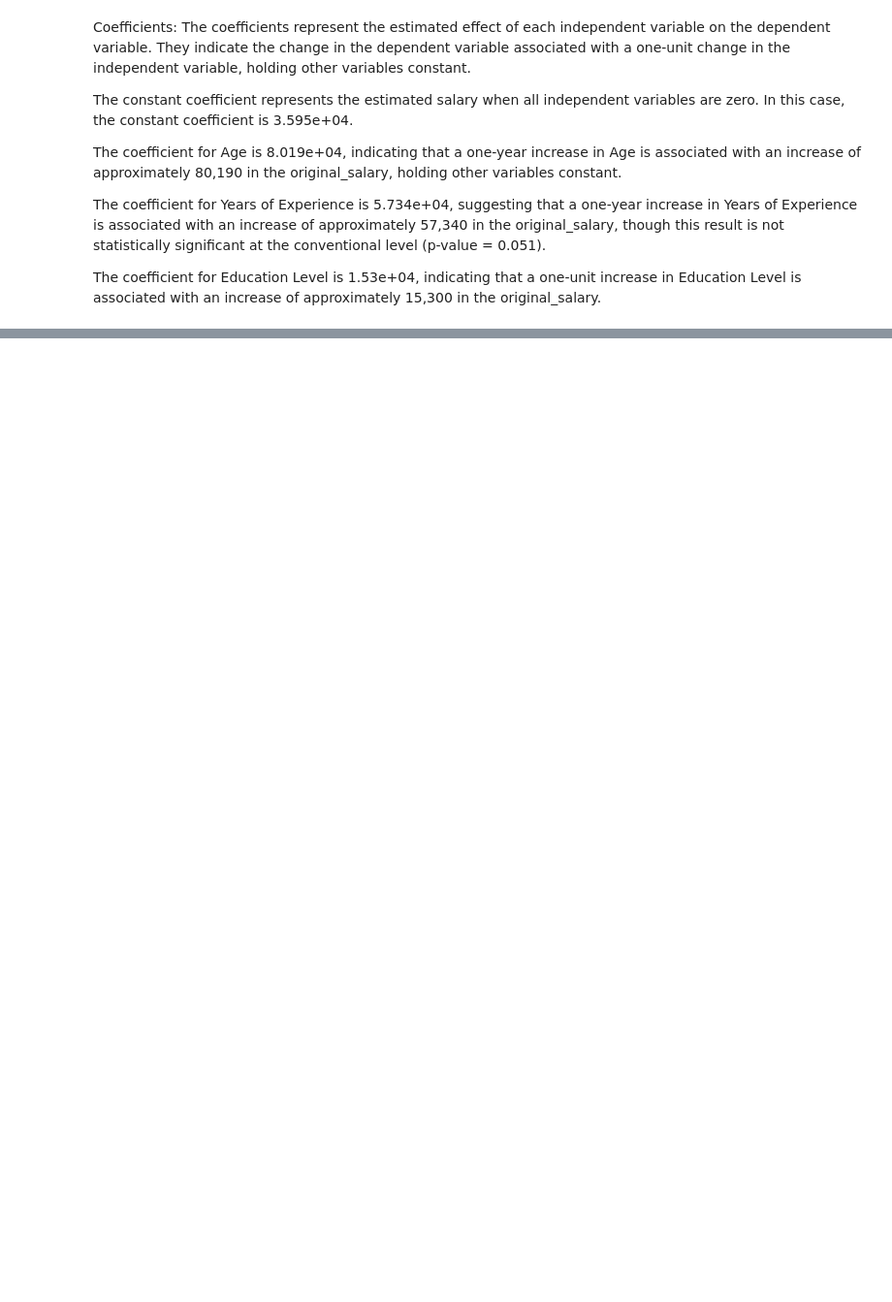
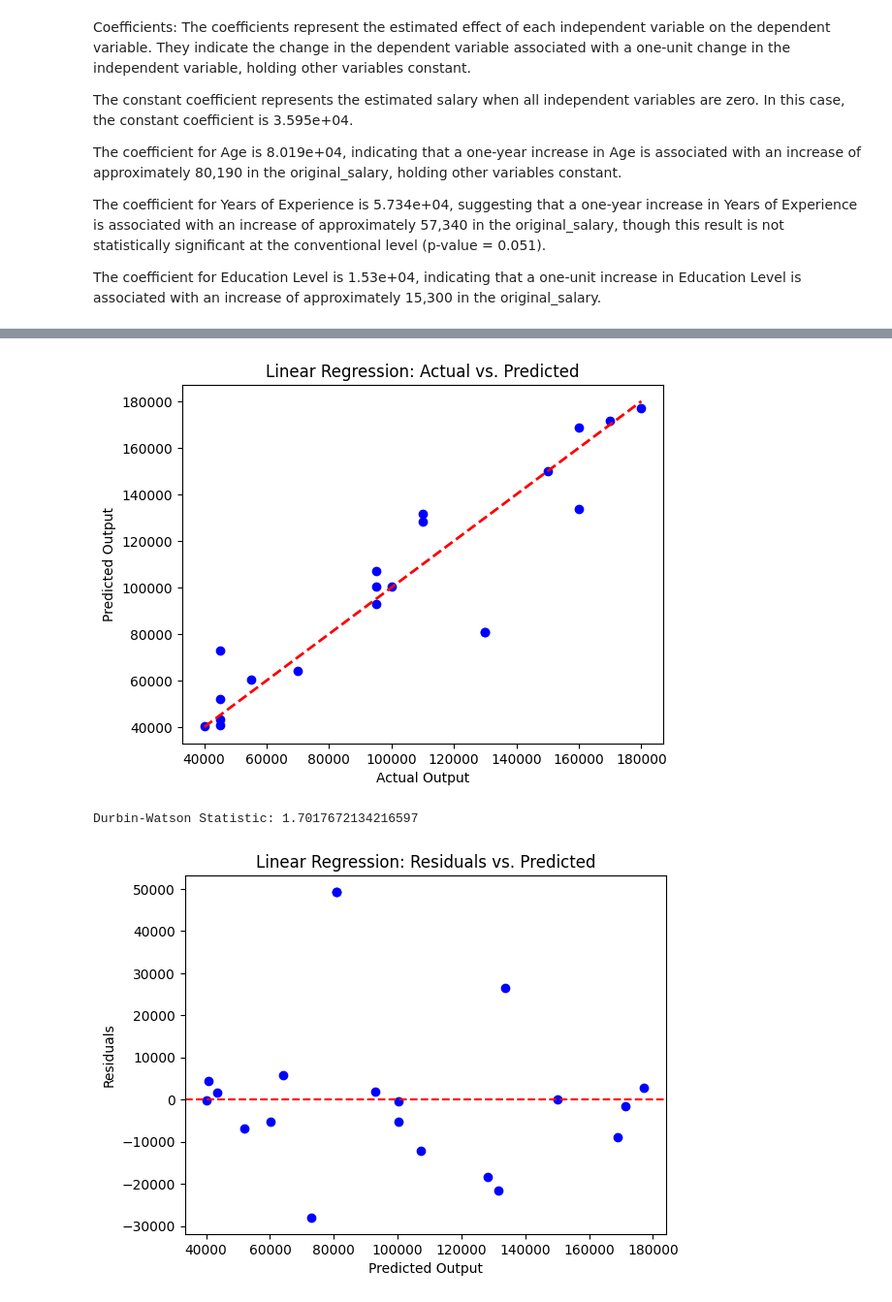
Before and after one commit to anhadkwatra55/CIND820, a Jupyter notebook: code.ipynb, the cells around one changed output, grey strips where cells are left out. Shown: that part at 97% size. Saved outputs shown, nothing was run; the diff lists cells and outputs as text; code cells hidden in the pictures; blank space fills up the shorter version.

```diff
--- a/code.ipynb
+++ b/code.ipynb
@@ -357,0 +431,72 @@ The coefficient for Education Level is 1.53e+04, indicating that a one-unit incr
+# %%
+import statsmodels.api as sm
+from statsmodels.stats.stattools import durbin_watson
+from scipy.stats import shapiro, anderson
+
+
+# Linearity
+# Scatter plot of actual output and predicted output
+plt.scatter(y_test, y_pred, color='blue')
+plt.plot([y_test.min(), y_test.max()], [y_test.min(), y_test.max()], 'r--', lw=2)
+plt.xlabel('Actual Output')
+plt.ylabel('Predicted Output')
+plt.title('Linear Regression: Actual vs. Predicted')
+plt.show()
+
+# Independence of errors
+# Calculate Durbin-Watson statistic
+durbin_watson_statistic = durbin_watson(y_test - y_pred)
+print("Durbin-Watson Statistic:", durbin_watson_statistic)
+
+# Homoscedasticity
+# Plot residuals against predicted values
+residuals = y_test - y_pred
+plt.scatter(y_pred, residuals, color='blue')
+plt.axhline(y=0, color='red', linestyle='--')
+plt.xlabel('Predicted Output')
+plt.ylabel('Residuals')
+plt.title('Linear Regression: Residuals vs. Predicted')
+plt.show()
+
+# Normality of errors
+# Histogram of residuals
+plt.hist(residuals, bins='auto')
+plt.xlabel('Residuals')
+plt.ylabel('Frequency')
+plt.title('Histogram of Residuals')
+plt.show()
+
+# Q-Q plot of residuals
+sm.qqplot(residuals, line='s')
+plt.title('Q-Q Plot of Residuals')
+plt.show()
+
+# Shapiro-Wilk test for normality
+shapiro_stat, shapiro_pvalue = shapiro(residuals)
+print("Shapiro-Wilk Test:")
+print("Test Statistic:", shapiro_stat)
+print("p-value:", shapiro_pvalue)
+
+# Anderson-Darling test for normality
+anderson_stat, anderson_crit_values, anderson_sig_levels = anderson(residuals)
+print("Anderson-Darling Test:")
+print("Test Statistic:", anderson_stat)
+print("Critical Values:", anderson_crit_values)
+print("Significance Levels:", anderson_sig_levels)
+
+# Multicollinearity
+# Correlation matrix
+correlation_matrix = X.corr()
+print("Correlation Matrix:")
+print(correlation_matrix)
+
+# VIF scores
+vif_scores = pd.DataFrame()
+vif_scores["Feature"] = X.columns
+vif_scores["VIF"] = [sm.OLS(X[col], sm.add_constant(X.drop(col, axis=1))).fit().rsquared for col in X.columns]
+print("Variance Inflation Factor (VIF) Scores:")
+print(vif_scores)
+# %% [output]
+[figure, added]
+Durbin-Watson Statistic: 1.7017672134216597
+[figure, added]
```
Also changed, not shown: parts of 16 cells of this notebook, 1 other file.
